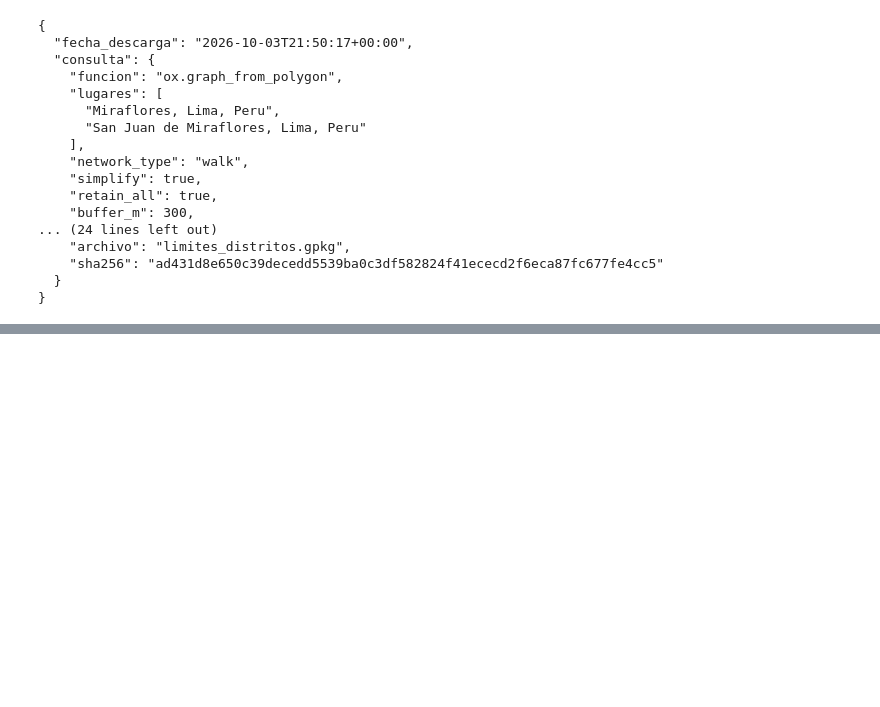
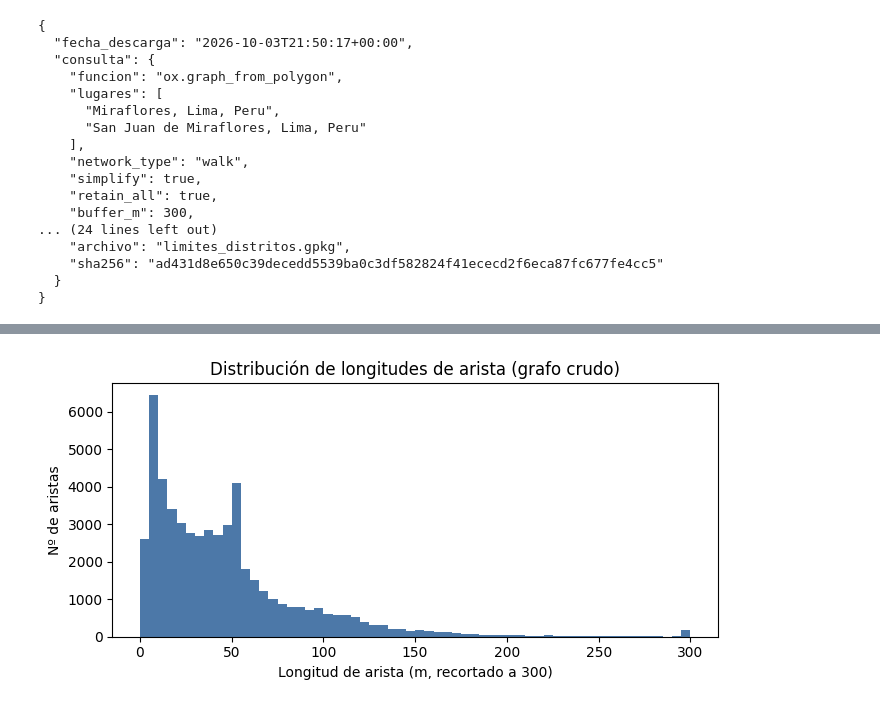
Before and after one commit to lvanCR/lima-walkability-accessibility, a Jupyter notebook: notebooks/01_descarga_y_limpieza.ipynb, the cells around one changed output, grey strips where cells are left out. Cells and saved outputs as stored; diff of their text form; code cells hidden in the pictures; blank space fills up the shorter version.

Commit message:
feat: carga e inventario del grafo (estructura, componentes y datos faltantes)

```diff
--- a/notebooks/01_descarga_y_limpieza.ipynb
+++ b/notebooks/01_descarga_y_limpieza.ipynb
@@ -186,0 +193,14 @@ print(json.dumps(log, indent=2, ensure_ascii=False))
+# %%
+ruta_grafo = cfg.DATA_RAW / "walk_graph_raw.graphml"
+ruta_limites = cfg.DATA_RAW / "limites_distritos.gpkg"
+
+G = ox.load_graphml(ruta_grafo)
+limites = gpd.read_file(ruta_limites)
+
+print("Tipo de grafo:", type(G).__name__)
+print("CRS del grafo:", G.graph.get("crs"))
+print(f"Nodos: {G.number_of_nodes():,} | Aristas: {G.number_of_edges():,}")
+print("Atributos de nodos:", sorted({k for _, d in G.nodes(data=True) for k in d}))
+
+nodos, aristas = ox.graph_to_gdfs(G)
+print("\nColumnas de aristas:", [c for c in aristas.columns])
@@ -186,0 +356,10 @@ print(json.dumps(log, indent=2, ensure_ascii=False))
+# %%
+fig, ax = plt.subplots(figsize=(7, 3.5))
+ax.hist(aristas["length"].clip(upper=300), bins=60, color="#4c78a8")
+ax.set_xlabel("Longitud de arista (m, recortado a 300)")
+ax.set_ylabel("Nº de aristas")
+ax.set_title("Distribución de longitudes de arista (grafo crudo)")
+plt.tight_layout()
+plt.show()
+# %% [output]
+[figure, added]
```
Also changed, not shown: parts of 16 cells of this notebook.
